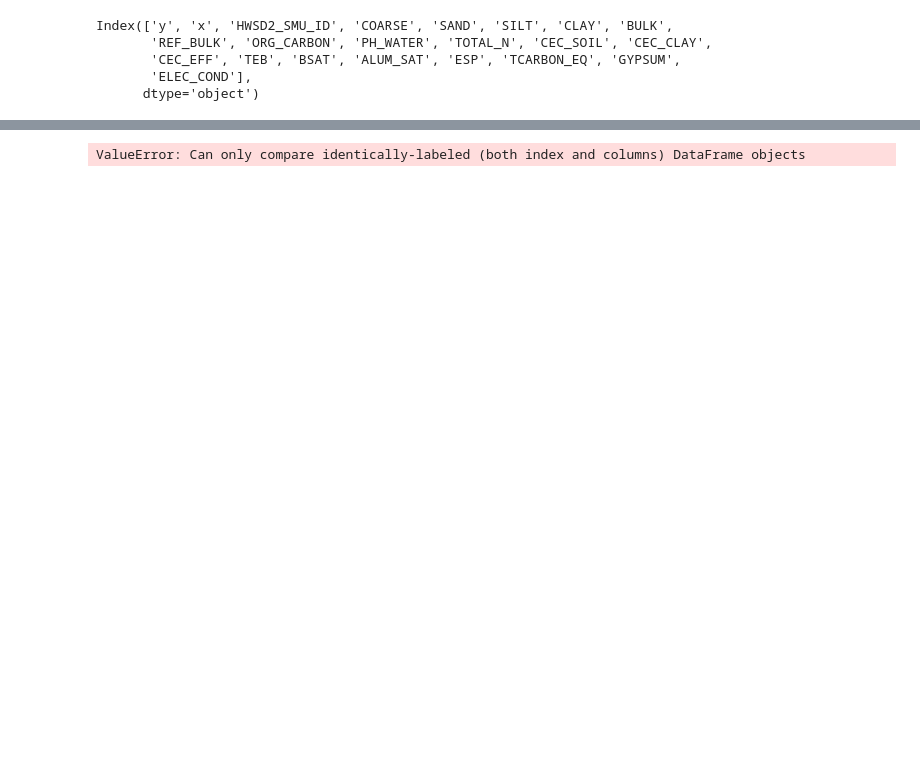
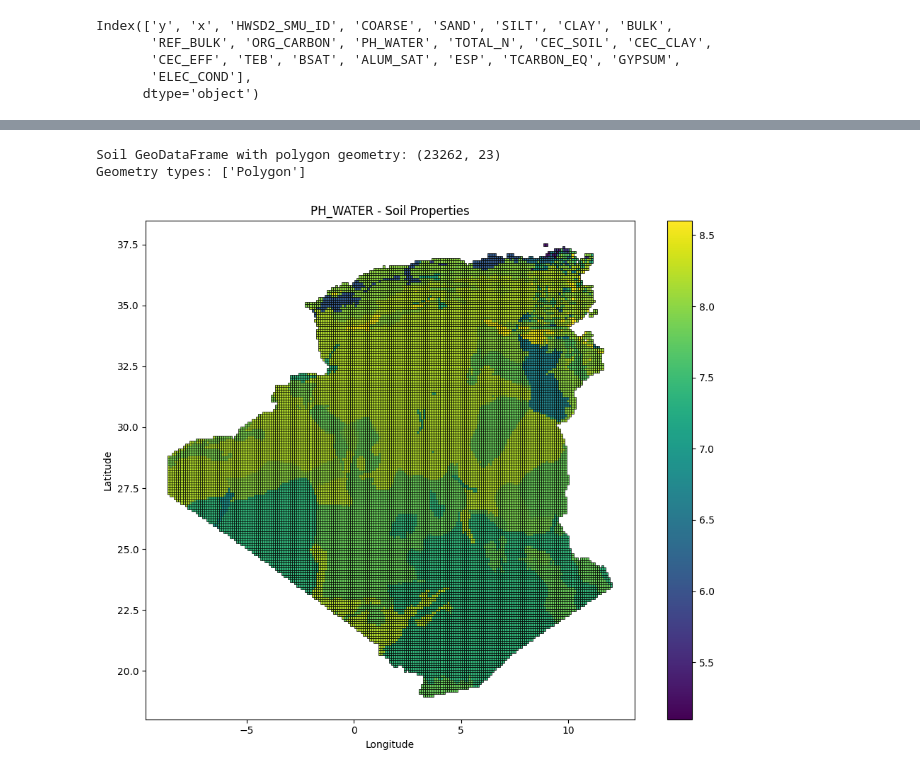
Before and after one commit to sarahmoussaoui/Fire-Detection-Data-Mining-Project, a Jupyter notebook: Code/MergingDfs/merge.ipynb, the cells around one changed output, grey strips where cells are left out. Saved outputs shown, nothing was run; the diff lists cells and outputs as text; code cells hidden in the pictures; blank space fills up the shorter version.

```diff
--- a/Code/MergingDfs/merge.ipynb
+++ b/Code/MergingDfs/merge.ipynb
@@ -66,5 +20,0 @@ climate_df.columns
-# %%
-## check if x y in soil and lon lat in climate are the same
-soil_df[['x','y']] == climate_df[['lon','lat']]
-# %% [output]
-ValueError: Can only compare identically-labeled (both index and columns) DataFrame objects
@@ -74,0 +21,49 @@ print(f"Reduced climate data shape: {df_climate_reduced.shape}")
+# %%
+# Load soil spatial grid with polygon geometries
+soil_grid_path = "../../ExtractedDatasets/SoilFeatures/hwsd2_grid01_D1.gpkg"
+soil_grid = gpd.read_file(soil_grid_path)
+
+# Create temporary point geometries from soil_df to match with grid
+soil_temp = gpd.GeoDataFrame(
+    soil_df,
+    geometry=gpd.points_from_xy(soil_df['x'], soil_df['y']),
+    crs=soil_grid.crs
+)
+
+# Spatial join to find which polygon each point belongs to
+df_soil_joined = gpd.sjoin(soil_temp, soil_grid[['geometry']], how='left', predicate='within')
+
+# Replace point geometry with the polygon geometry
+# Get unique index mappings
+idx_mapping = {}
+for idx in df_soil_joined.index:
+    if 'index_right' in df_soil_joined.columns and pd.notna(df_soil_joined.loc[idx, 'index_right']):
+        grid_idx = int(df_soil_joined.loc[idx, 'index_right'])
+        idx_mapping[idx] = soil_grid.iloc[grid_idx]['geometry']
+
+# Assign polygon geometries
+for idx, geom in idx_mapping.items():
+    df_soil_joined.loc[idx, 'geometry'] = geom
+
+# Drop temporary columns and convert to GeoDataFrame with polygon geometry
+df_soil = df_soil_joined.drop(columns=['index_right'], errors='ignore')
+df_soil = gpd.GeoDataFrame(df_soil, geometry='geometry', crs=soil_grid.crs)
+
+print(f"Soil GeoDataFrame with polygon geometry: {df_soil.shape}")
+print(f"Geometry types: {df_soil.geometry.type.unique()}")
+
+# Plot PH_WATER if available
+if 'PH_WATER' in df_soil.columns:
+    fig, ax = plt.subplots(figsize=(10, 8))
+    df_soil.plot(column='PH_WATER', ax=ax, legend=True, cmap='viridis', edgecolor='black', linewidth=0.5)
+    ax.set_title('PH_WATER - Soil Properties')
+    ax.set_xlabel("Longitude")
+    ax.set_ylabel("Latitude")
+    plt.tight_layout()
+    plt.show()
+else:
+    print("Column 'PH_WATER' not found in df_soil.columns")
+# %% [output]
+Soil GeoDataFrame with polygon geometry: (23262, 23)
+Geometry types: ['Polygon']
+[figure, added]
```
Also changed, not shown: parts of 13 cells of this notebook, 2 other files.
